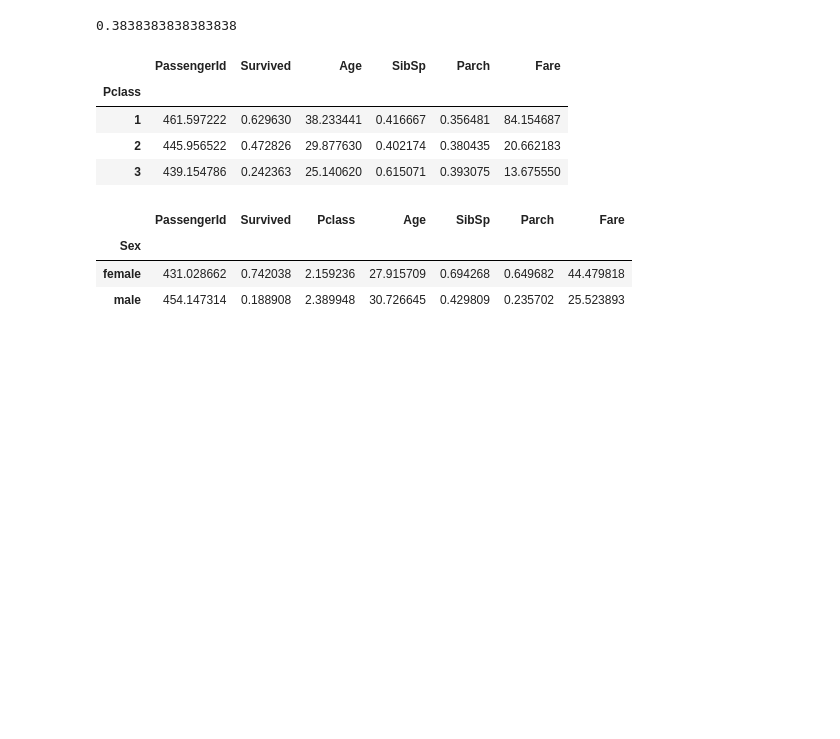
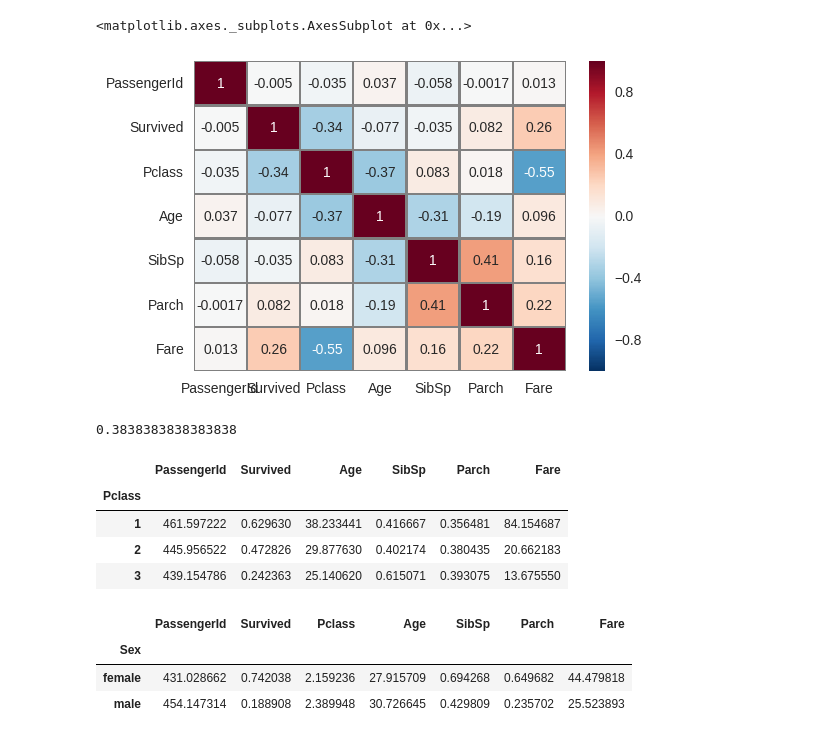
Before and after one commit to goelsatyam/Machine-Learning-Titanic-kaggle-Decision-Tree-, a Jupyter notebook: Titanic-Survival(Kaggle).ipynb, the cells around one changed output. Cells and saved outputs as stored; diff of their text form; code cells hidden in the pictures; blank space fills up the shorter version.

```diff
--- a/Titanic-Survival(Kaggle).ipynb
+++ b/Titanic-Survival(Kaggle).ipynb
@@ -19,6 +19,11 @@ data.head(7)
 | 4 | 5 | 0 | 3 | Allen, Mr. William Henry | male | 35.0 | 0 | 0 | 373450 | 8.0500 | ... |
 | 5 | 6 | 0 | 3 | Moran, Mr. James | male | NaN | 0 | 0 | 330877 | 8.4583 | ... |
 | 6 | 7 | 0 | 1 | McCarthy, Mr. Timothy J | male | 54.0 | 0 | 0 | 17463 | 51.8625 | ... |
+# %%
+sns.heatmap(data.corr(),linewidths=1,linecolor='grey',annot=True)
+# %% [output]
+<matplotlib.axes._subplots.AxesSubplot at 0x...>
+[figure, added]
 # %%
 #38.38% people surived in train.csv file
 data['Survived'].mean()
```
Also changed, not shown: parts of 11 cells of this notebook.
